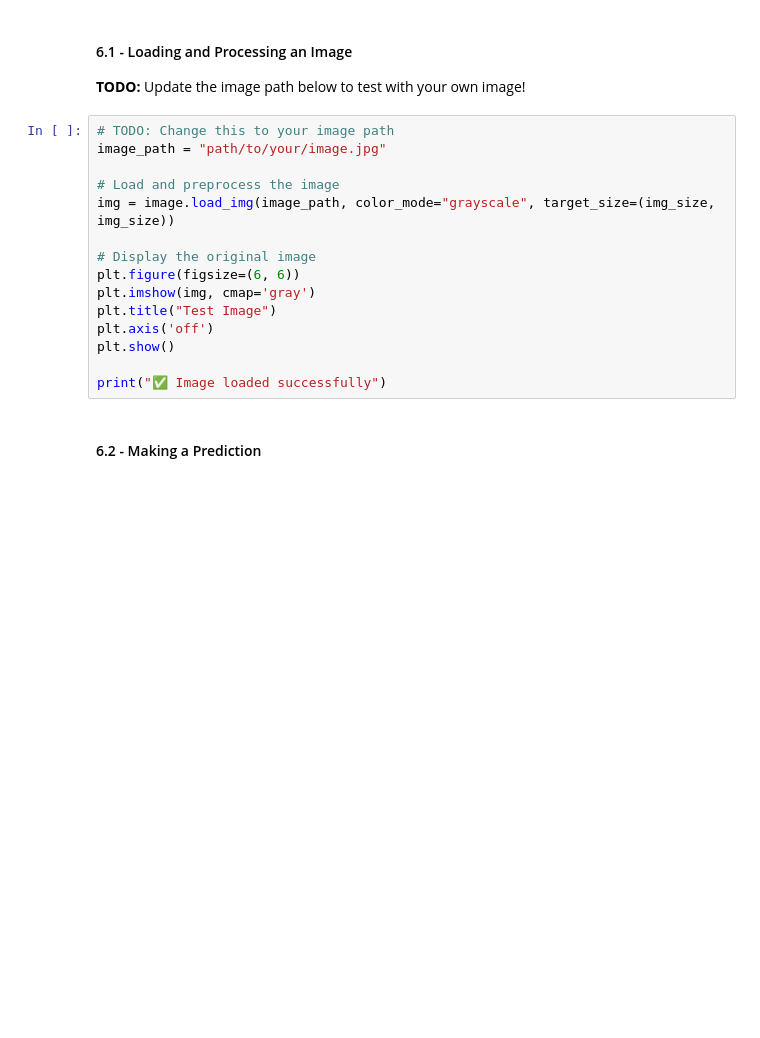
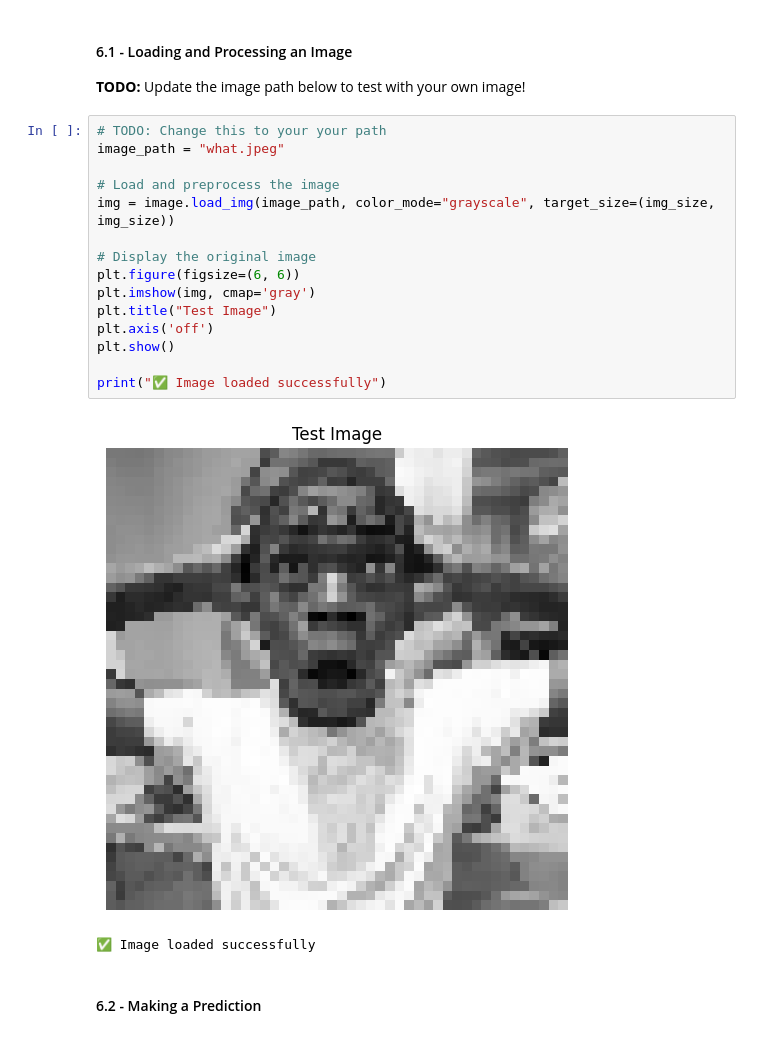
Before and after one commit to Battwo/Unit-3-ai, a Jupyter notebook: 03-machine-learning/emotion-detector-lab.ipynb, the cells around one changed output. Saved outputs shown, nothing was run; the diff lists cells and outputs as text; blank space fills up the shorter version.

```diff
--- a/03-machine-learning/emotion-detector-lab.ipynb
+++ b/03-machine-learning/emotion-detector-lab.ipynb
@@ -536,20 +670,23 @@ for key, value in label_dict.items():
 
 **TODO:** Update the image path below to test with your own image!
 # %%
-# TODO: Change this to your image path
-image_path = "path/to/your/image.jpg"
+# TODO: Change this to your your path
+image_path = "what.jpeg"
 
 # Load and preprocess the image
 img = image.load_img(image_path, color_mode="grayscale", target_size=(img_size, img_size))
 
 # Display the original image
 plt.figure(figsize=(6, 6))
 plt.imshow(img, cmap='gray')
 plt.title("Test Image")
 plt.axis('off')
 plt.show()
 
 print("✅ Image loaded successfully")
+# %% [output]
+[figure, added]
+✅ Image loaded successfully
 # %% [markdown]
 #### 6.2 - Making a Prediction
 # %%
```
Also changed, not shown: parts of 29 cells of this notebook, 4 other files.
